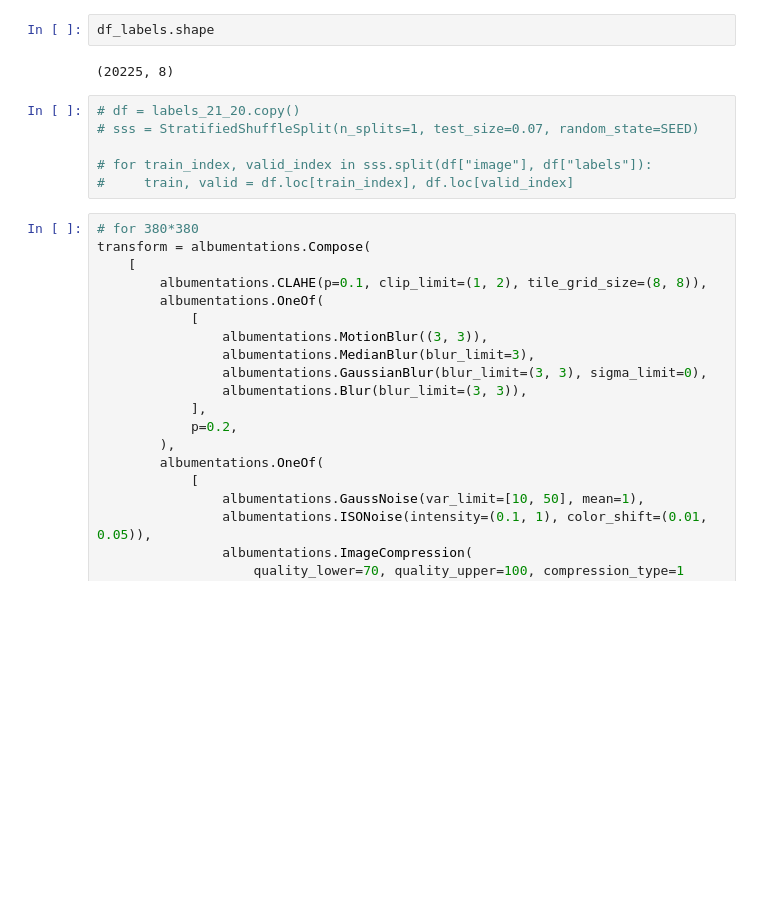
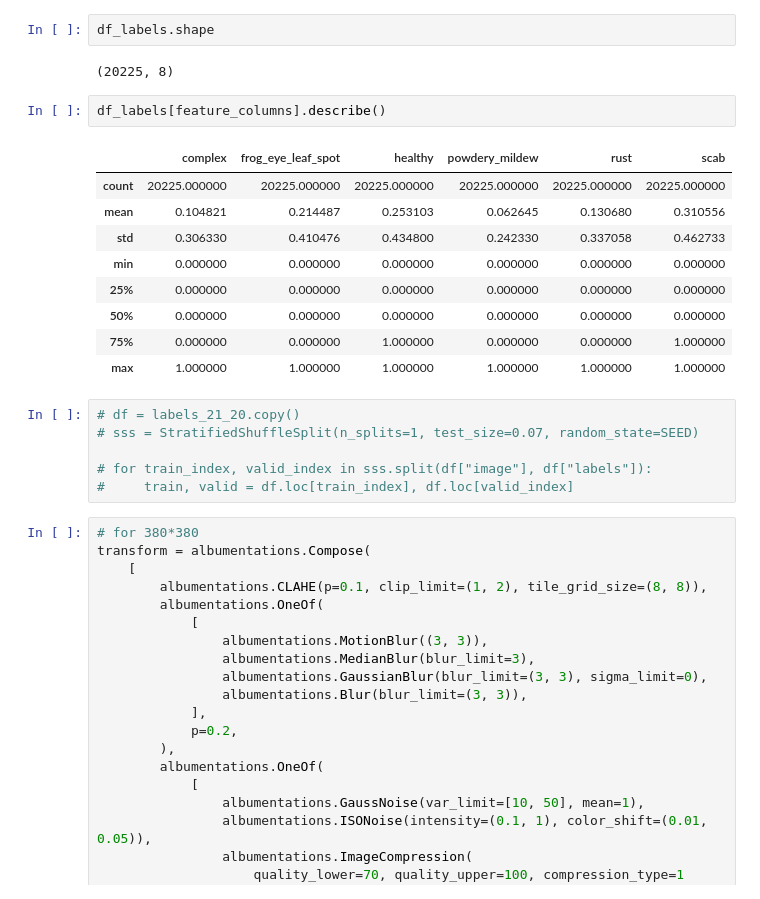
Before and after one commit to ntatanko/kaggle-plant-pathology-v2, a Jupyter notebook: src/eff7_0891.ipynb, the cells around one changed output. Drawn from its saved outputs; the diff is of its cells as text; blank space fills up the shorter version.

```diff
--- a/src/eff7_0891.ipynb
+++ b/src/eff7_0891.ipynb
@@ -133,6 +133,18 @@ df_labels = df_labels.sample(frac=1, random_state=SEED)
 df_labels.shape
 # %% [output]
 (20225, 8)
+# %%
+df_labels[feature_columns].describe()
+# %% [output]
+|  | complex | frog_eye_leaf_spot | healthy | powdery_mildew | rust | scab |
+| count | 20225.000000 | 20225.000000 | 20225.000000 | 20225.000000 | 20225.000000 | 20225.000000 |
+| mean | 0.104821 | 0.214487 | 0.253103 | 0.062645 | 0.130680 | 0.310556 |
+| std | 0.306330 | 0.410476 | 0.434800 | 0.242330 | 0.337058 | 0.462733 |
+| min | 0.000000 | 0.000000 | 0.000000 | 0.000000 | 0.000000 | 0.000000 |
+| 25% | 0.000000 | 0.000000 | 0.000000 | 0.000000 | 0.000000 | 0.000000 |
+| 50% | 0.000000 | 0.000000 | 0.000000 | 0.000000 | 0.000000 | 0.000000 |
+| 75% | 0.000000 | 0.000000 | 1.000000 | 0.000000 | 0.000000 | 1.000000 |
+| max | 1.000000 | 1.000000 | 1.000000 | 1.000000 | 1.000000 | 1.000000 |
 # %%
 # df = labels_21_20.copy()
 # sss = StratifiedShuffleSplit(n_splits=1, test_size=0.07, random_state=SEED)
```
Also changed, not shown: parts of 8 cells of this notebook, 24 other files.
